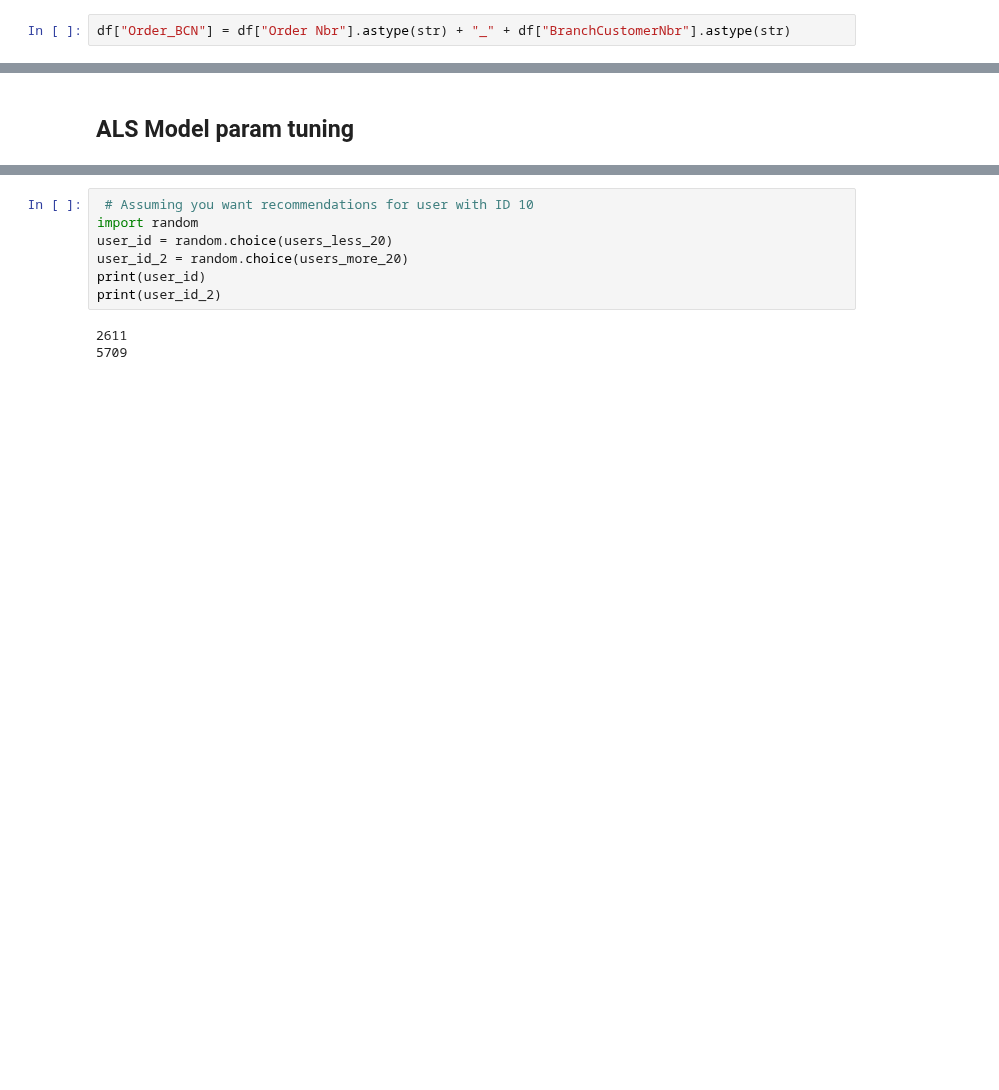
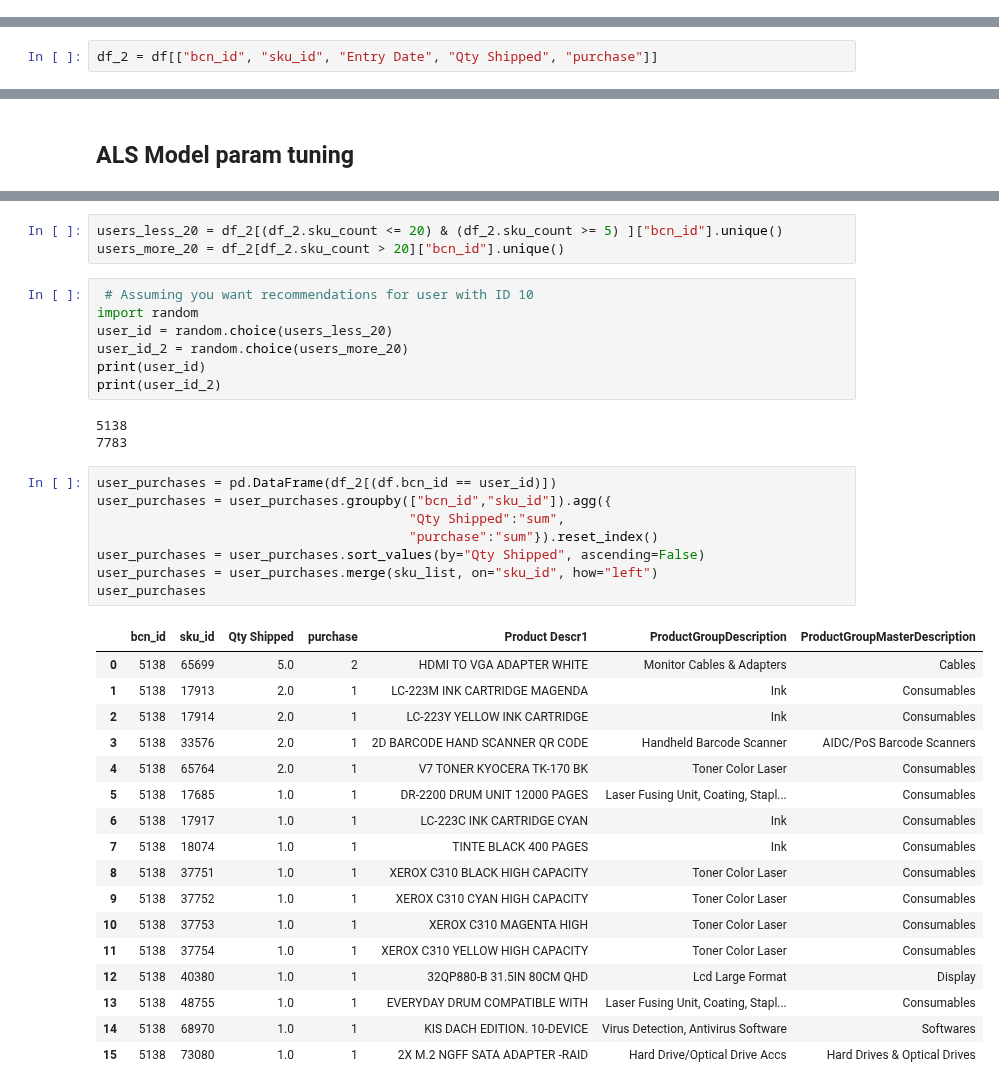
Before and after one commit to vincm1/RecSys_Implicit, a Jupyter notebook: Alternating_Least_Squares_(ALS).ipynb, the cells around one changed output, grey strips where cells are left out. Cells and saved outputs as stored; diff of their text form; blank space fills up the shorter version.

```diff
--- a/Alternating_Least_Squares_(ALS).ipynb
+++ b/Alternating_Least_Squares_(ALS).ipynb
@@ -88,3 +57 @@ len(df["Sku"].unique())
-# %%
-df["Order_BCN"] = df["Order Nbr"].astype(str) + "_" + df["BranchCustomerNbr"].astype(str)
 # %%
@@ -512,0 +102,2 @@ ALS hyperparameters are:
+# %%
+df_2 = df[["bcn_id", "sku_id", "Entry Date", "Qty Shipped", "purchase"]]
@@ -745,3 +312,6 @@ users_more_20 = users_more_20["bcn_id"].values
+# %%
+users_less_20 = df_2[(df_2.sku_count <= 20) & (df_2.sku_count >= 5) ]["bcn_id"].unique()
+users_more_20 = df_2[df_2.sku_count > 20]["bcn_id"].unique()
 # %%
  # Assuming you want recommendations for user with ID 10
 import random
@@ -750,5 +320,31 @@ user_id_2 = random.choice(users_more_20)
 print(user_id)
 print(user_id_2)
 # %% [output]
-2611
-5709
+5138
+7783
+# %%
+user_purchases = pd.DataFrame(df_2[(df.bcn_id == user_id)])
+user_purchases = user_purchases.groupby(["bcn_id","sku_id"]).agg({
+                                        "Qty Shipped":"sum",
+                                        "purchase":"sum"}).reset_index()
+user_purchases = user_purchases.sort_values(by="Qty Shipped", ascending=False)
+user_purchases = user_purchases.merge(sku_list, on="sku_id", how="left")
+user_purchases
+# %% [output]
+|  | bcn_id | sku_id | Qty Shipped | purchase | Product Descr1 | ProductGroupDescription | ProductGroupMasterDescription |
+| 0 | 5138 | 65699 | 5.0 | 2 | HDMI TO VGA ADAPTER WHITE | Monitor Cables & Adapters | Cables |
+| 1 | 5138 | 17913 | 2.0 | 1 | LC-223M INK CARTRIDGE MAGENDA | Ink | Consumables |
+| 2 | 5138 | 17914 | 2.0 | 1 | LC-223Y YELLOW INK CARTRIDGE | Ink | Consumables |
+| 3 | 5138 | 33576 | 2.0 | 1 | 2D BARCODE HAND SCANNER QR CODE | Handheld Barcode Scanner | AIDC/PoS Barcode Scanners |
+| 4 | 5138 | 65764 | 2.0 | 1 | V7 TONER KYOCERA TK-170 BK | Toner Color Laser | Consumables |
+| 5 | 5138 | 17685 | 1.0 | 1 | DR-2200 DRUM UNIT 12000 PAGES | Laser Fusing Unit, Coating, Stapl... | Consumables |
+| 6 | 5138 | 17917 | 1.0 | 1 | LC-223C INK CARTRIDGE CYAN | Ink | Consumables |
+| 7 | 5138 | 18074 | 1.0 | 1 | TINTE BLACK 400 PAGES | Ink | Consumables |
+| 8 | 5138 | 37751 | 1.0 | 1 | XEROX C310 BLACK HIGH CAPACITY | Toner Color Laser | Consumables |
+| 9 | 5138 | 37752 | 1.0 | 1 | XEROX C310 CYAN HIGH CAPACITY | Toner Color Laser | Consumables |
+| 10 | 5138 | 37753 | 1.0 | 1 | XEROX C310 MAGENTA HIGH | Toner Color Laser | Consumables |
+| 11 | 5138 | 37754 | 1.0 | 1 | XEROX C310 YELLOW HIGH CAPACITY | Toner Color Laser | Consumables |
+| 12 | 5138 | 40380 | 1.0 | 1 | 32QP880-B 31.5IN 80CM QHD | Lcd Large Format | Display |
+| 13 | 5138 | 48755 | 1.0 | 1 | EVERYDAY DRUM COMPATIBLE WITH | Laser Fusing Unit, Coating, Stapl... | Consumables |
+| 14 | 5138 | 68970 | 1.0 | 1 | KIS DACH EDITION. 10-DEVICE | Virus Detection, Antivirus Software | Softwares |
+| 15 | 5138 | 73080 | 1.0 | 1 | 2X M.2 NGFF SATA ADAPTER -RAID | Hard Drive/Optical Drive Accs | Hard Drives & Optical Drives |
```
Also changed, not shown: parts of 127 cells of this notebook.
